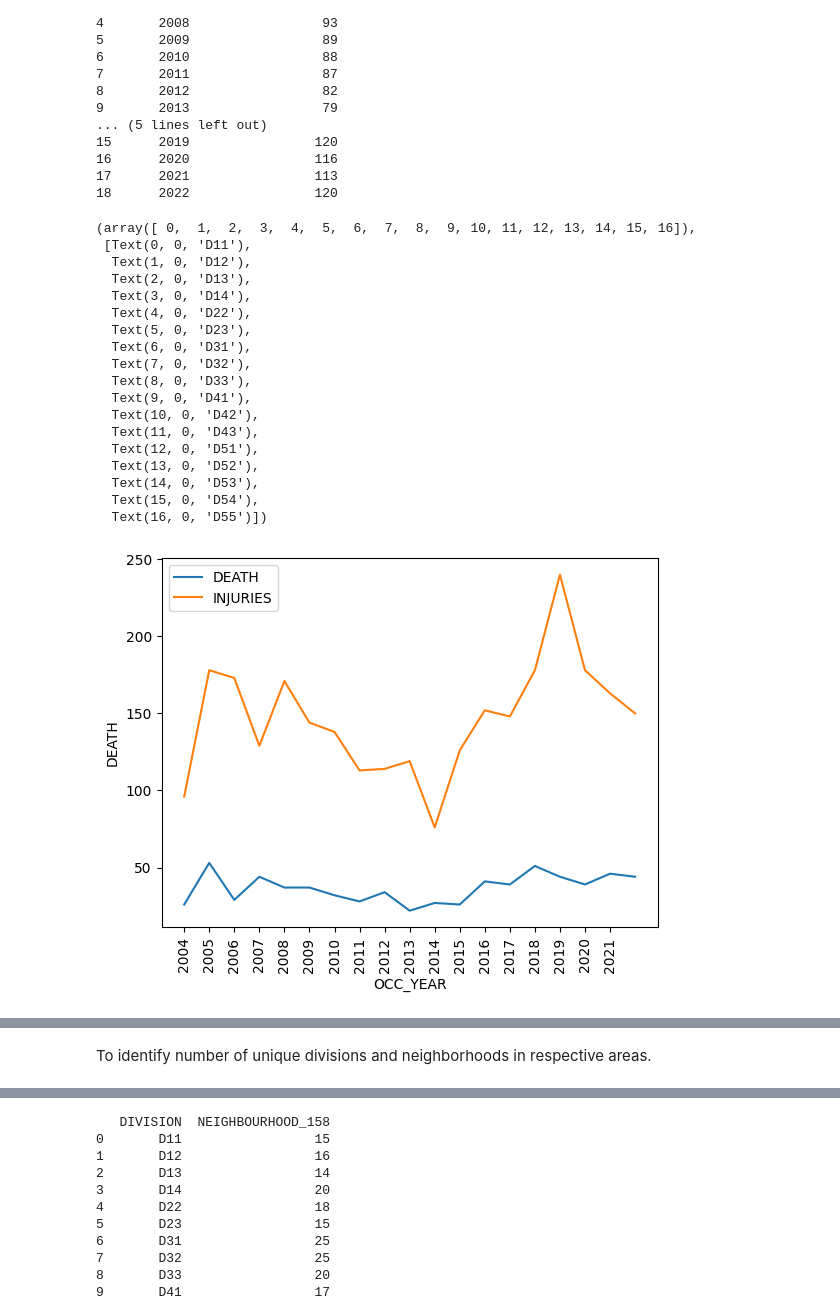
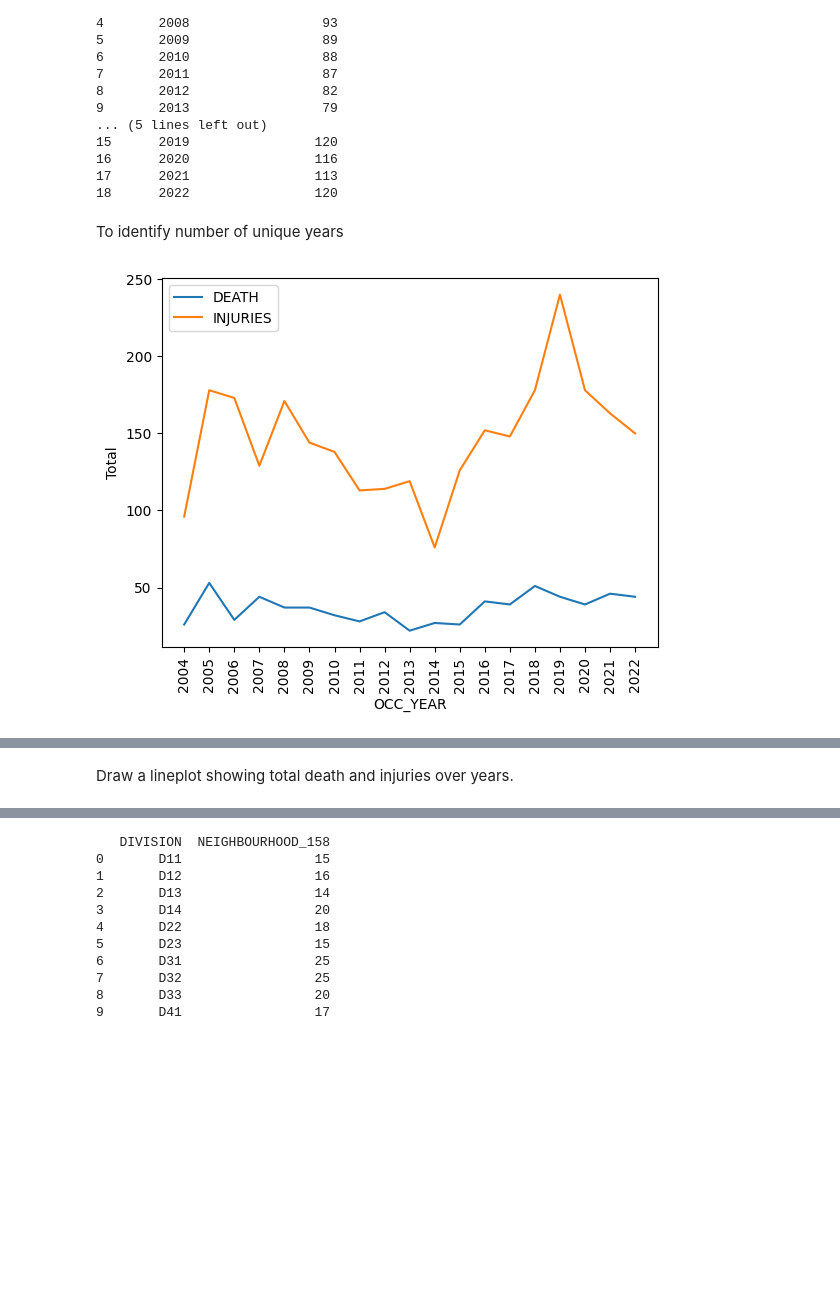
Before and after one commit to Jpeng23/MMAI5100_group6, a Jupyter notebook: project.ipynb, the cells around one changed output, grey strips where cells are left out. Cells and saved outputs as stored; diff of their text form; code cells hidden in the pictures; blank space fills up the shorter version.

```diff
--- a/project.ipynb
+++ b/project.ipynb
@@ -92,38 +94,19 @@ Number of unique year: 19
 16      2020                116
 17      2021                113
 18      2022                120
+# %% [markdown]
+To identify number of unique years
 # %%
 df12=df.groupby(["OCC_YEAR"])["DEATH"].sum().reset_index()
 df12
 ax=sns.lineplot(x="OCC_YEAR",y="DEATH",data=df12,label="DEATH")
-ax.set_xticks(range(2004,2022))
+ax.set_xticks(range(2004,2023))
 plt.xticks(rotation=90)
-df13=df.groupby(["DIVISION"])["INJURIES"].sum().reset_index()
+
 
 df14=df.groupby(["OCC_YEAR"])["INJURIES"].sum().reset_index()
 sns.lineplot(x="OCC_YEAR",y="INJURIES",data=df14,label="INJURIES")
-
-
-
-sns.catplot(x="DIVISION",y="INJURIES",data=df13,kind="bar",palette="deep")
-plt.xticks(rotation=90)
+plt.ylabel("Total")
+plt.show()
 # %% [output]
-(array([ 0,  1,  2,  3,  4,  5,  6,  7,  8,  9, 10, 11, 12, 13, 14, 15, 16]),
- [Text(0, 0, 'D11'),
-  Text(1, 0, 'D12'),
-  Text(2, 0, 'D13'),
-  Text(3, 0, 'D14'),
-  Text(4, 0, 'D22'),
-  Text(5, 0, 'D23'),
-  Text(6, 0, 'D31'),
-  Text(7, 0, 'D32'),
-  Text(8, 0, 'D33'),
-  Text(9, 0, 'D41'),
-  Text(10, 0, 'D42'),
-  Text(11, 0, 'D43'),
-  Text(12, 0, 'D51'),
-  Text(13, 0, 'D52'),
-  Text(14, 0, 'D53'),
-  Text(15, 0, 'D54'),
-  Text(16, 0, 'D55')])
-[figure, old version]
+[figure, new version]
@@ -131,2 +113,2 @@ plt.xticks(rotation=90)
-# %% [markdown]
-To identify number of unique divisions and neighborhoods in respective areas.
+# %% [markdown]
+Draw a lineplot showing total death and injuries over years.
```
Also changed, not shown: parts of 6 cells of this notebook.
